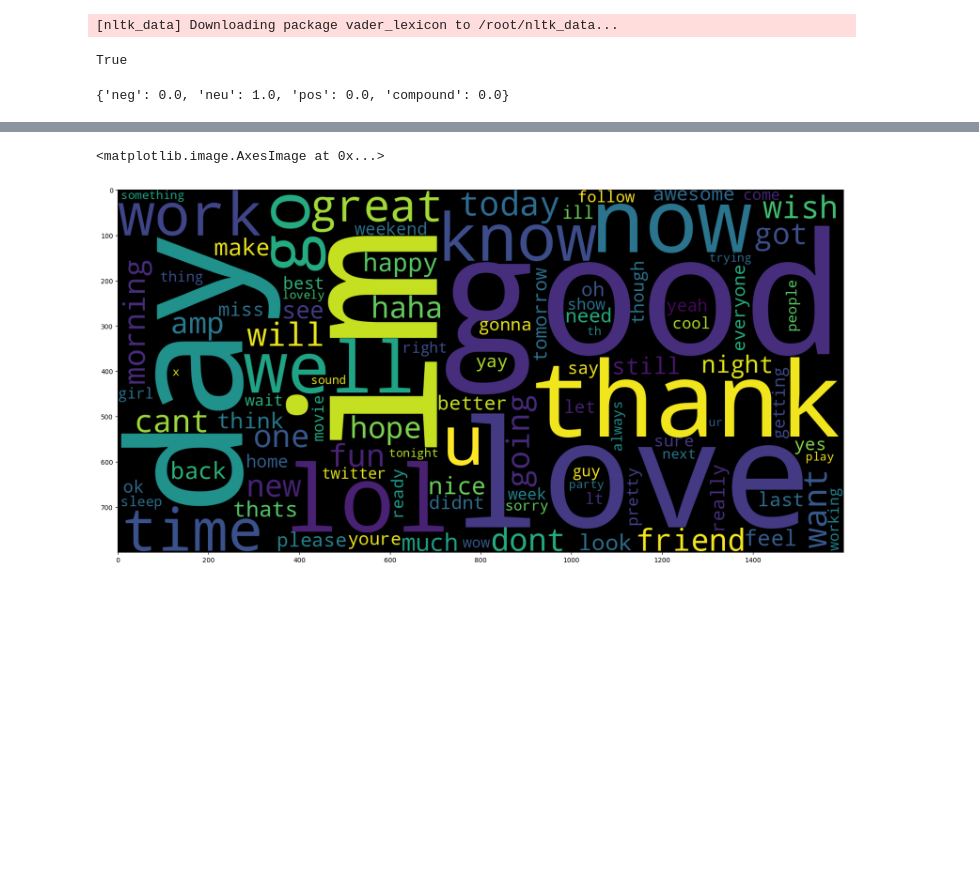
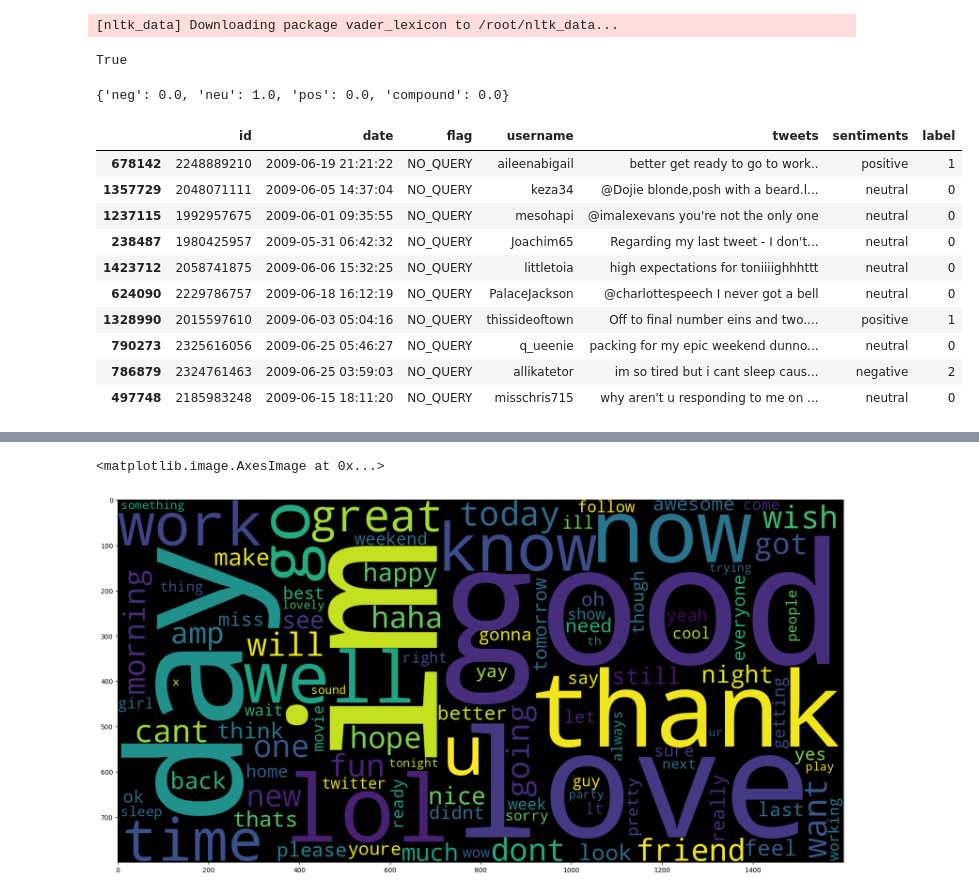
Before and after one commit to muhammadahsan2023/Tweets_Analysis, a Jupyter notebook: tweets_analysis.ipynb, the cells around one changed output, grey strips where cells are left out. Drawn from its saved outputs; the diff is of its cells as text; code cells hidden in the pictures; blank space fills up the shorter version.

```diff
--- a/tweets_analysis.ipynb
+++ b/tweets_analysis.ipynb
@@ -302,7 +349,8 @@ True
 from nltk.sentiment import SentimentIntensityAnalyzer
 sia = SentimentIntensityAnalyzer()
-# %%
-sia.polarity_scores(df['tweets'][750])
-# %% [output]
-{'neg': 0.0, 'neu': 1.0, 'pos': 0.0, 'compound': 0.0}
+# %%
+# apply Vader analyzer to just random tweet from data
+sia.polarity_scores(df['tweets'][750])
+# %% [output]
+{'neg': 0.0, 'neu': 1.0, 'pos': 0.0, 'compound': 0.0}
 # %%
@@ -324,3 +374,17 @@ df['sentiments'] = df['tweets'].apply(analyze_sentiment)
 category_mapping = {'neutral': 0, 'positive': 1, 'negative': 2}
 
 df['label'] = df['sentiments'].map(category_mapping)
+# %%
+df.head(10)
+# %% [output]
+|  | id | date | flag | username | tweets | sentiments | label |
+| 678142 | 2248889210 | 2009-06-19 21:21:22 | NO_QUERY | aileenabigail | better get ready to go to work.. | positive | 1 |
+| 1357729 | 2048071111 | 2009-06-05 14:37:04 | NO_QUERY | keza34 | @Dojie blonde,posh with a beard.l... | neutral | 0 |
+| 1237115 | 1992957675 | 2009-06-01 09:35:55 | NO_QUERY | mesohapi | @imalexevans you're not the only one | neutral | 0 |
+| 238487 | 1980425957 | 2009-05-31 06:42:32 | NO_QUERY | Joachim65 | Regarding my last tweet - I don't... | neutral | 0 |
+| 1423712 | 2058741875 | 2009-06-06 15:32:25 | NO_QUERY | littletoia | high expectations for toniiiighhhttt | neutral | 0 |
+| 624090 | 2229786757 | 2009-06-18 16:12:19 | NO_QUERY | PalaceJackson | @charlottespeech I never got a bell | neutral | 0 |
+| 1328990 | 2015597610 | 2009-06-03 05:04:16 | NO_QUERY | thissideoftown | Off to final number eins and two.... | positive | 1 |
+| 790273 | 2325616056 | 2009-06-25 05:46:27 | NO_QUERY | q_ueenie | packing for my epic weekend dunno... | neutral | 0 |
+| 786879 | 2324761463 | 2009-06-25 03:59:03 | NO_QUERY | allikatetor | im so tired but i cant sleep caus... | negative | 2 |
+| 497748 | 2185983248 | 2009-06-15 18:11:20 | NO_QUERY | misschris715 | why aren't u responding to me on ... | neutral | 0 |
```
Also changed, not shown: parts of 59 cells of this notebook.
